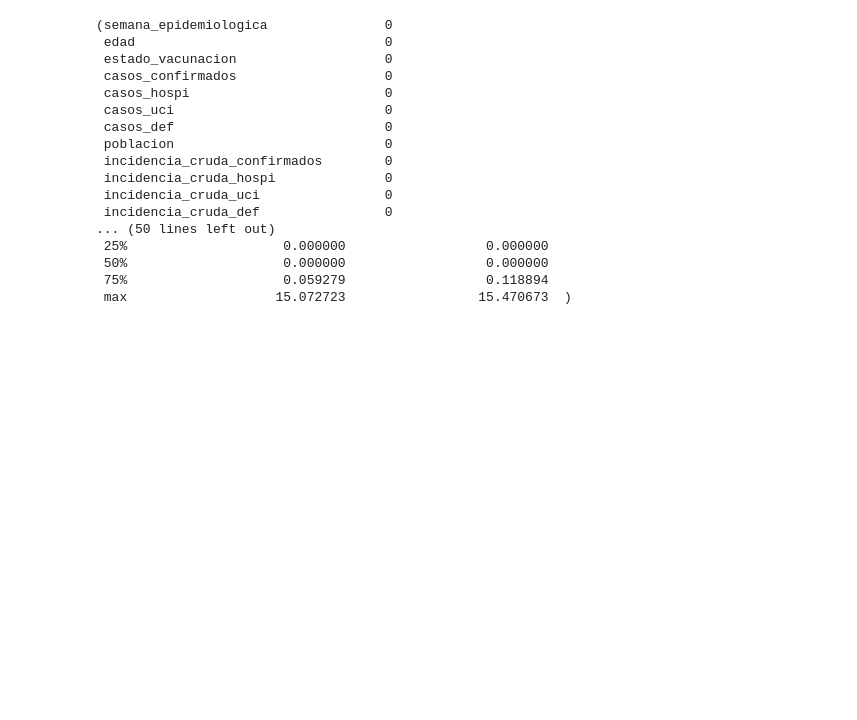
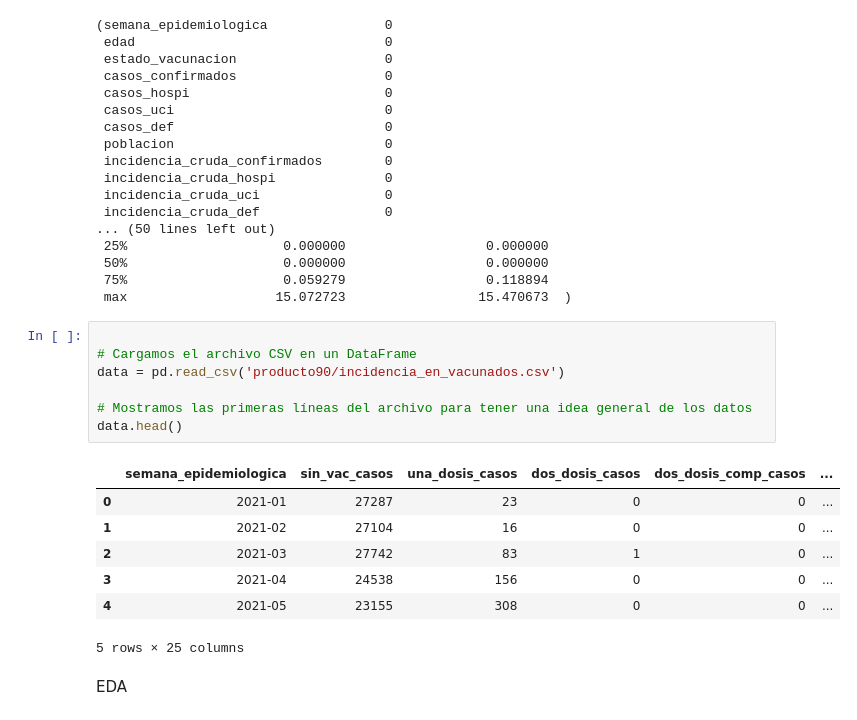
Before and after one commit to SDanker/Capstone, a Jupyter notebook: Capstone.ipynb, the cells around one changed output. Drawn from its saved outputs; the diff is of its cells as text; blank space fills up the shorter version.

```diff
--- a/Capstone.ipynb
+++ b/Capstone.ipynb
@@ -195,3 +197,20 @@ missing_data, basic_stats
  50%                    0.000000                  0.000000
  75%                    0.059279                  0.118894
  max                   15.072723                 15.470673  )
+# %%
+
+# Cargamos el archivo CSV en un DataFrame
+data = pd.read_csv('producto90/incidencia_en_vacunados.csv')
+
+# Mostramos las primeras líneas del archivo para tener una idea general de los datos
+data.head()
+# %% [output]
+|  | semana_epidemiologica | sin_vac_casos | una_dosis_casos | dos_dosis_casos | dos_dosis_comp_casos | ... |
+| 0 | 2021-01 | 27287 | 23 | 0 | 0 | ... |
+| 1 | 2021-02 | 27104 | 16 | 0 | 0 | ... |
+| 2 | 2021-03 | 27742 | 83 | 1 | 0 | ... |
+| 3 | 2021-04 | 24538 | 156 | 0 | 0 | ... |
+| 4 | 2021-05 | 23155 | 308 | 0 | 0 | ... |
+5 rows × 25 columns
+# %% [markdown]
+EDA
```
Also changed, not shown: parts of 5 cells of this notebook, 1 other file.
